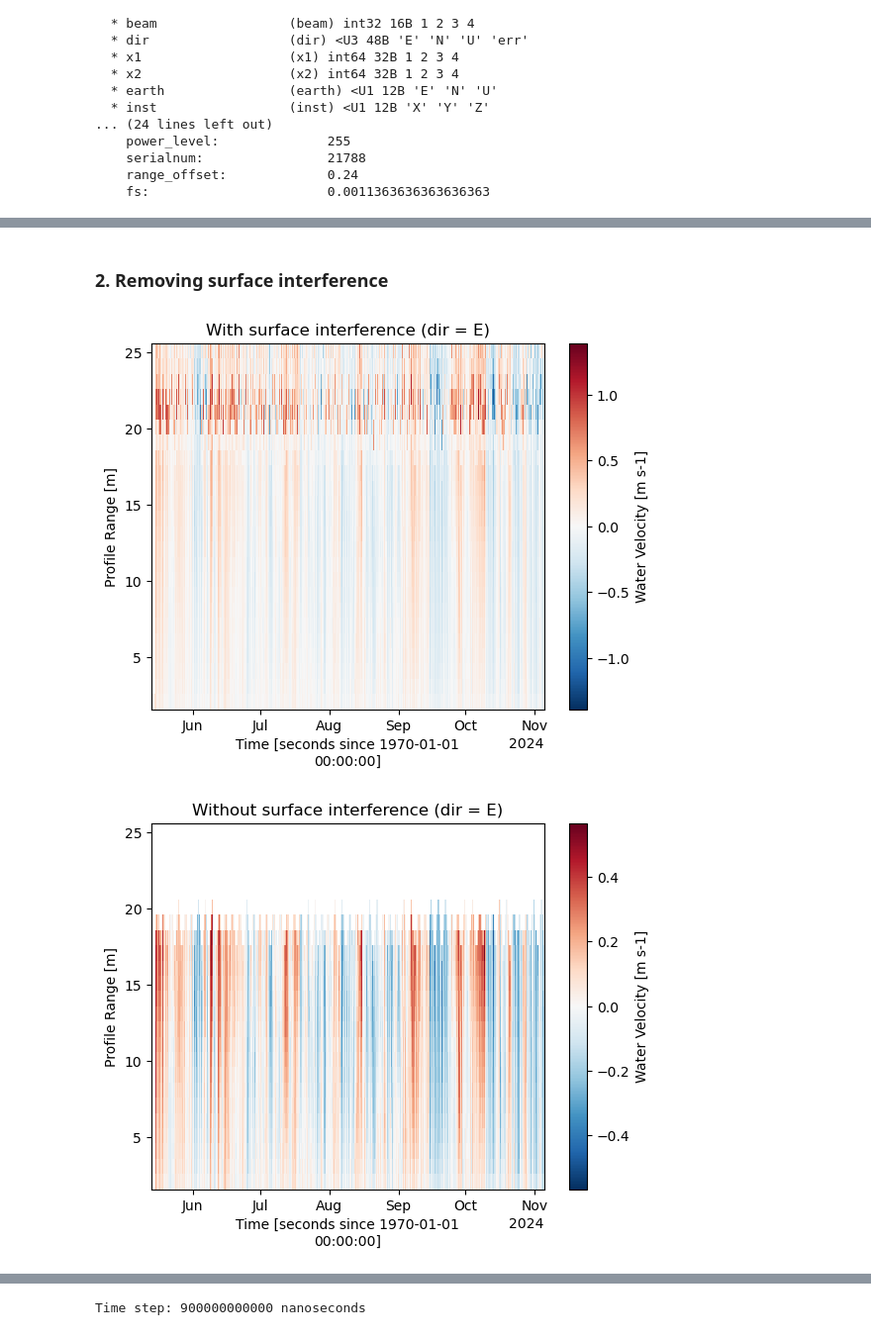
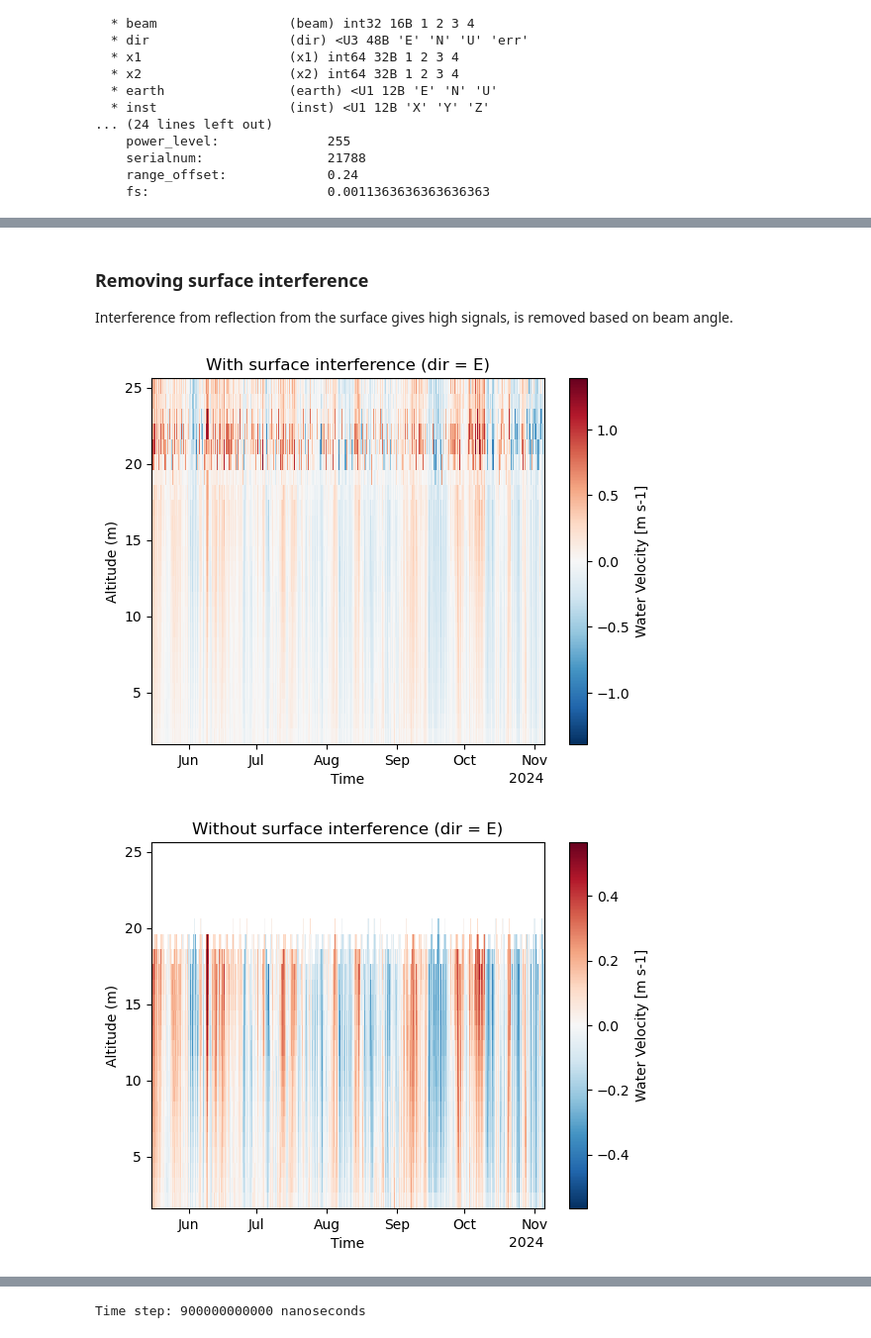
Before and after one commit to AnurovaPrykhodko/ADCP-internship, a Jupyter notebook: raw_data_processing.ipynb, the cells around one changed output, grey strips where cells are left out. Shown at 99% size. Cells and saved outputs as stored; diff of their text form; code cells hidden in the pictures.

Commit message:
Adding functions, adding removing of outliers to data processing, general improvements

```diff
--- a/raw_data_processing.ipynb
+++ b/raw_data_processing.ipynb
@@ -33,0 +34,21 @@ Coordinates:
+# %%
+
+ds.pressure.isel(time=slice(0, 400)).plot()
+plt.title('Pressure is not reasonable in the beginning')
+plt.show()
+
+ds.pressure.isel(time=slice(200,16000)).plot()
+plt.title('After a certain time, pressure varies around +-21.5 db')
+plt.show()
+
+ds.temp.isel(time=slice(0, 400)).plot()
+plt.title('There is a temperature drop when ADCP is deployed,\n corresponding to when pressure values are valid')
+plt.show()
+
+deployment_time = np.datetime64("2024-05-15T12:00:00") #read off from temperature plot
+
+ds_1 = ds.sel(time=slice(deployment_time, None))
+
+ds_1.pressure.plot()
+plt.title('Pressure when data before deployment is removed')
+plt.show()
@@ -45,15 +83,21 @@ Range values: [ 2.12  3.12  4.12  5.12  6.12  7.12  8.12  9.12 10.12 11.12 12.12
 # %% [markdown]
-### 2. Removing surface interference
+### Removing surface interference
+
+Interference from reflection from the surface gives high signals, is removed based on beam angle.
 # %%
-ds["vel"][0].plot()
+ds_1["vel"][0].plot()
 plt.title("With surface interference (dir = E)")
+plt.xlabel('Time')
+plt.ylabel('Altitude (m)')
 plt.show()
 
-ds_2 = api.clean.remove_surface_interference(ds)
+ds_2 = api.clean.remove_surface_interference(ds_1)
 ds_2["vel"][0].plot()
 plt.title("Without surface interference (dir = E)")
+plt.xlabel('Time')
+plt.ylabel('Altitude (m)')
 plt.show()
 # %% [output]
-[figure, old version]
+[figure, new version]
-[figure, old version]
+[figure, new version]
 # %% [markdown]
```
Also changed, not shown: parts of 20 cells of this notebook, 2 other files.
